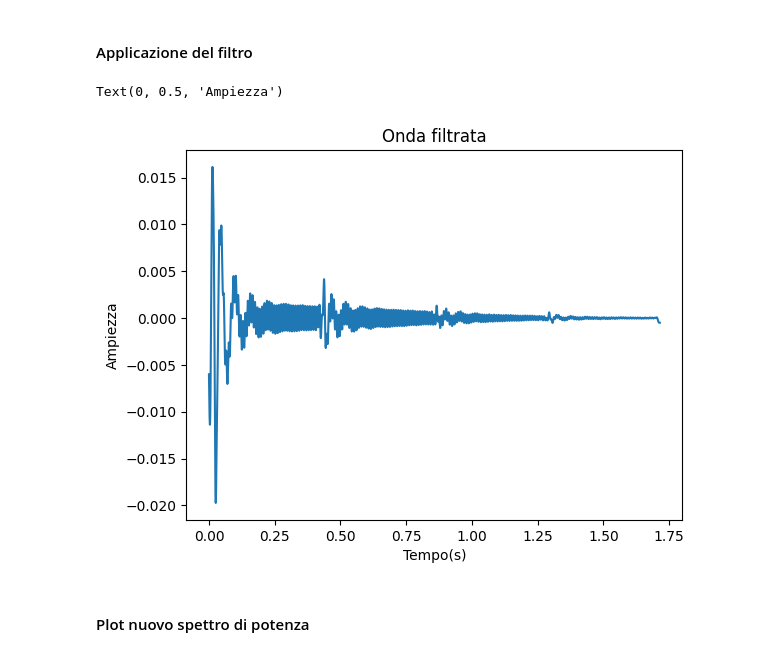
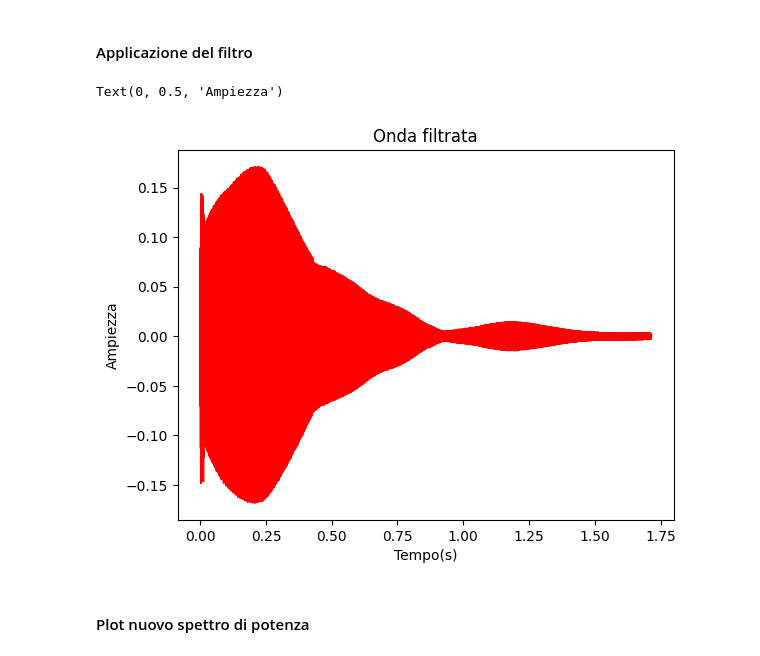
Before and after one commit to Meuritz/SESI, a Jupyter notebook: Esercitazione Sistemi e Sensori CODICI/4 - Garage Band/Garage.ipynb, the cells around one changed output. Drawn from its saved outputs; the diff is of its cells as text; code cells hidden in the pictures.

```diff
--- a/Esercitazione Sistemi e Sensori CODICI/4 - Garage Band/Garage.ipynb
+++ b/Esercitazione Sistemi e Sensori CODICI/4 - Garage Band/Garage.ipynb
@@ -138,14 +143,18 @@ un filtro passa basso permette solo a frequenze sotto ad un certa soglia di "pas
 ![4.-Ideal-Frequency-Response-of-the-Butterworth-Filter.jpg.webp](attachment:4.-Ideal-Frequency-Response-of-the-Butterworth-Filter.jpg.webp)
 # %%
 # parametri filtro
-freq_cutoff = 60
+freq = 500
 order = 4
 fs = samplerate
 
-# creo il filtro
-nyq = 0.5 * fs
-normal_cutoff = freq_cutoff/nyq
-a, b  = butter(4, normal_cutoff, btype='lowpass')
+# nyquist
+nyq = 0.5*fs
+
+# uso nyquist per normalizzare i valori tra 0 e 1
+normalized_freq = freq/nyq
+
+# creazione del filtro
+a, b = butter(order, normalized_freq, btype='highpass')
 # %% [markdown]
 #### Applicazione del filtro
 # %%
@@ -153,13 +162,13 @@ a, b  = butter(4, normal_cutoff, btype='lowpass')
 onda_filtrata = filtfilt(a, b, ch1)
 # %%
 # plot del onda filtro
-plt.plot(Time, onda_filtrata)
+plt.plot(Time, onda_filtrata, color="red")
 plt.title("Onda filtrata")
 plt.xlabel("Tempo(s)")
 plt.ylabel("Ampiezza")
 # %% [output]
 Text(0, 0.5, 'Ampiezza')
-[figure, old version]
+[figure, new version]
 # %%
 # output nuovo file audio filtrato
 sf.write('diapason_lowpass.wav', onda_filtrata, fs)
```
Also changed, not shown: parts of 7 cells of this notebook, 1 other file.
